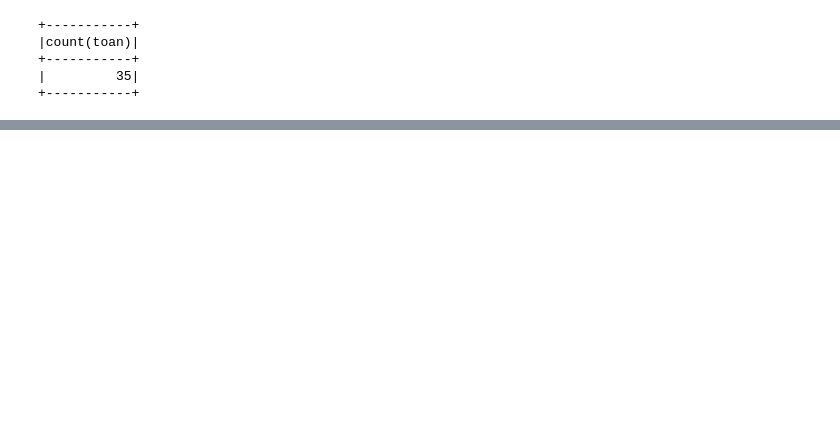
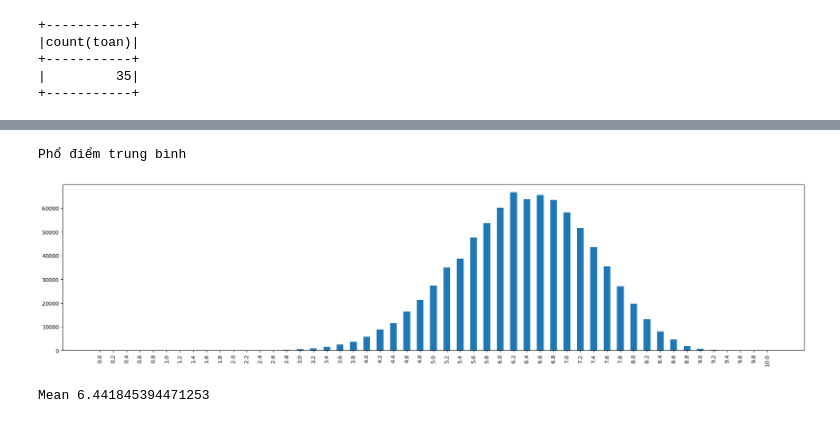
Before and after one commit to viettran0801/big_data, a Jupyter notebook: src/processdata.ipynb, the cells around one changed output, grey strips where cells are left out. Cells and saved outputs as stored; diff of their text form; code cells hidden in the pictures; blank space fills up the shorter version.

```diff
--- a/src/processdata.ipynb
+++ b/src/processdata.ipynb
@@ -70 +71,16 @@ plt.rcParams["figure.autolayout"] = True
+# %%
+def is_complete_exam(data):
+    if data[1] is None or data[2] is None or data[3] is None:
+        return False
+
+    if data[4] is None:
+        return data[7] is not None and data[8] is not None and data[9] is not None
+    else:
+        return data[4] is not None and data[5] is not None and data[6] is not None
+# %%
+def get_avg_point(data):
+    if data[4] is None:
+        return (data[1] + data[2] + data[3] + data[7] + data[8] + data[9]) / 6
+    else:
+        return (data[1] + data[2] + data[3] + data[4] + data[5] + data[6]) / 6
 # %%
@@ -110,3 +150,26 @@ Mean of subject:  5.157686401128404
+# %%
+def avarage_spectrum(province = ""):
+    global data_frame
+
+    scores = data_frame.rdd.filter(lambda x: x[0].startswith(province) if province != "" else True).filter(lambda x: is_complete_exam(x)).map(lambda x: get_avg_point(x)).collect()
+    count_scores = []
+    scores_label = []
+
+    k = 5
+
+    for i in range(k * 10 + 1):
+        count_scores.append(0)
+        scores_label.append(i/k)
+    for i in range(len(scores)):
+        count_scores[int(k * scores[i])] += 1
+
+    fig, ax = plt.subplots()
+    ax.set_xticks(scores_label)
+    ax.set_xticklabels(scores_label, rotation=90)
+    ax.bar(scores_label, count_scores, width=0.1)
+    print("Phổ điểm trung bình ")
+    plt.show()
+    print("\nMean", np.mean(scores))
 # %%
 count_10("toan")
 # %% [output]
@@ -117,0 +193,6 @@ count_10("toan")
+# %%
+avarage_spectrum()
+# %% [output]
+Phổ điểm trung bình
+[figure, added]
+Mean 6.441845394471253
```
Also changed, not shown: parts of 10 cells of this notebook.
